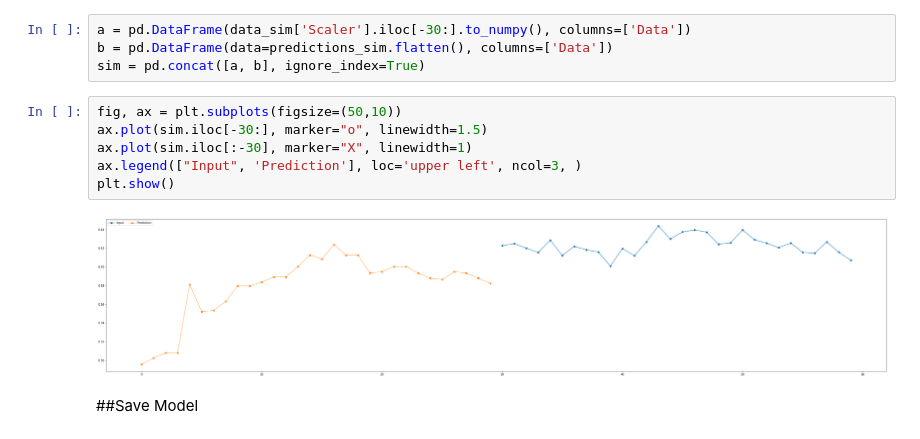
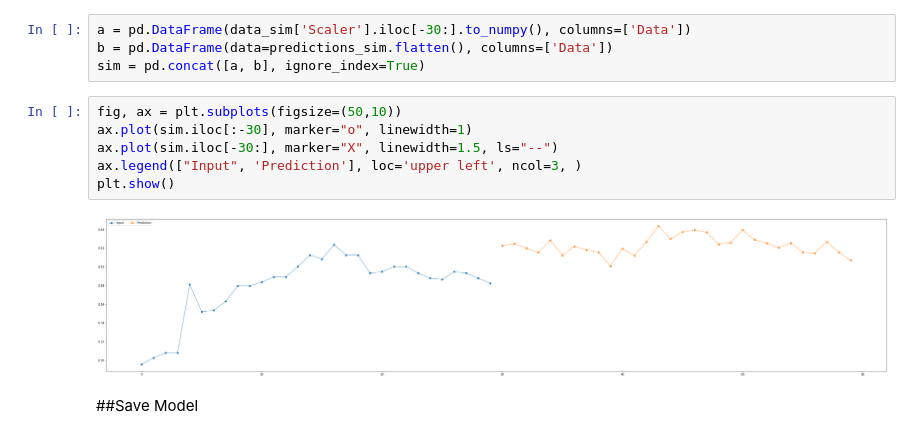
Before and after one commit to gigihsantoso/prediksi-saham, a Jupyter notebook: Deep_Learning_Saham_BRIS.ipynb, the cells around one changed output. Cells and saved outputs as stored; diff of their text form.

```diff
--- a/Deep_Learning_Saham_BRIS.ipynb
+++ b/Deep_Learning_Saham_BRIS.ipynb
@@ -179,12 +179,12 @@ b = pd.DataFrame(data=predictions_sim.flatten(), columns=['Data'])
 sim = pd.concat([a, b], ignore_index=True)
 # %%
 fig, ax = plt.subplots(figsize=(50,10))
-ax.plot(sim.iloc[-30:], marker="o", linewidth=1.5)
-ax.plot(sim.iloc[:-30], marker="X", linewidth=1)
+ax.plot(sim.iloc[:-30], marker="o", linewidth=1)
+ax.plot(sim.iloc[-30:], marker="X", linewidth=1.5, ls="--")
 ax.legend(["Input", 'Prediction'], loc='upper left', ncol=3, )
 plt.show()
 # %% [output]
-[figure, old version]
+[figure, new version]
 # %% [markdown]
 ##Save Model
 # %%
```
